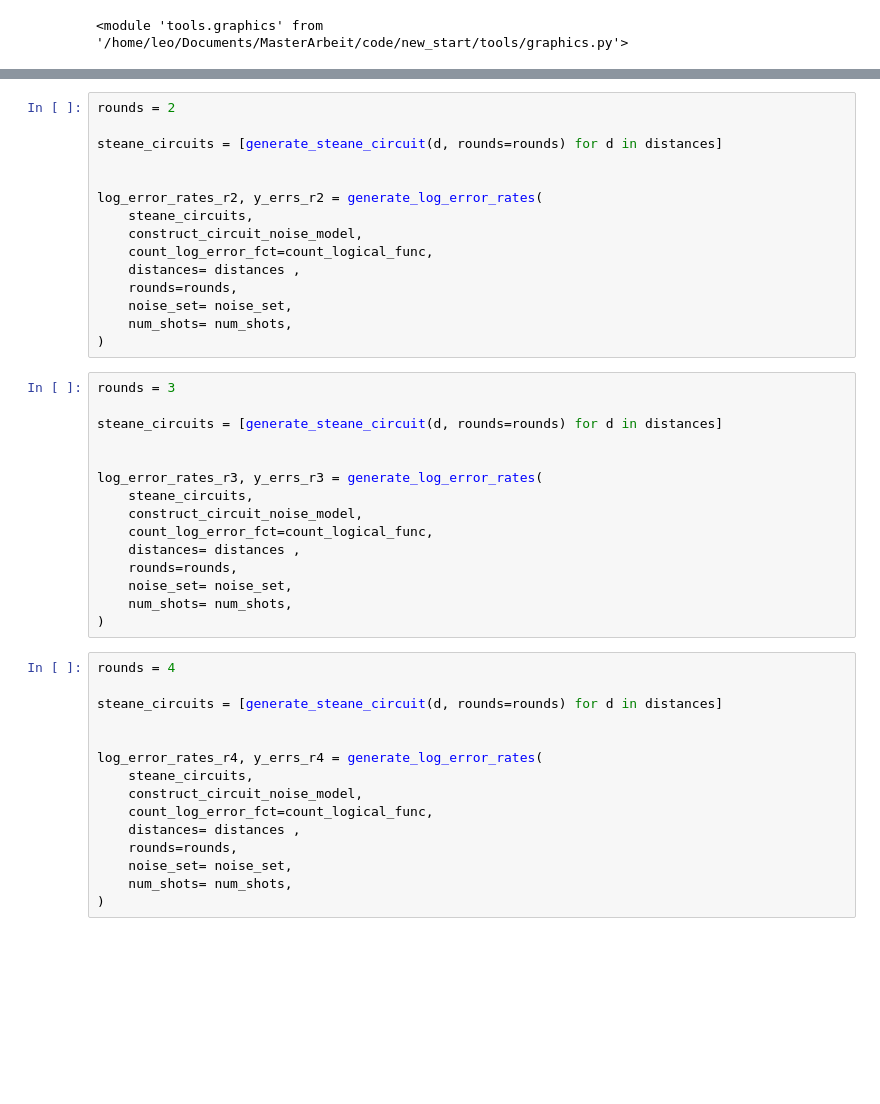
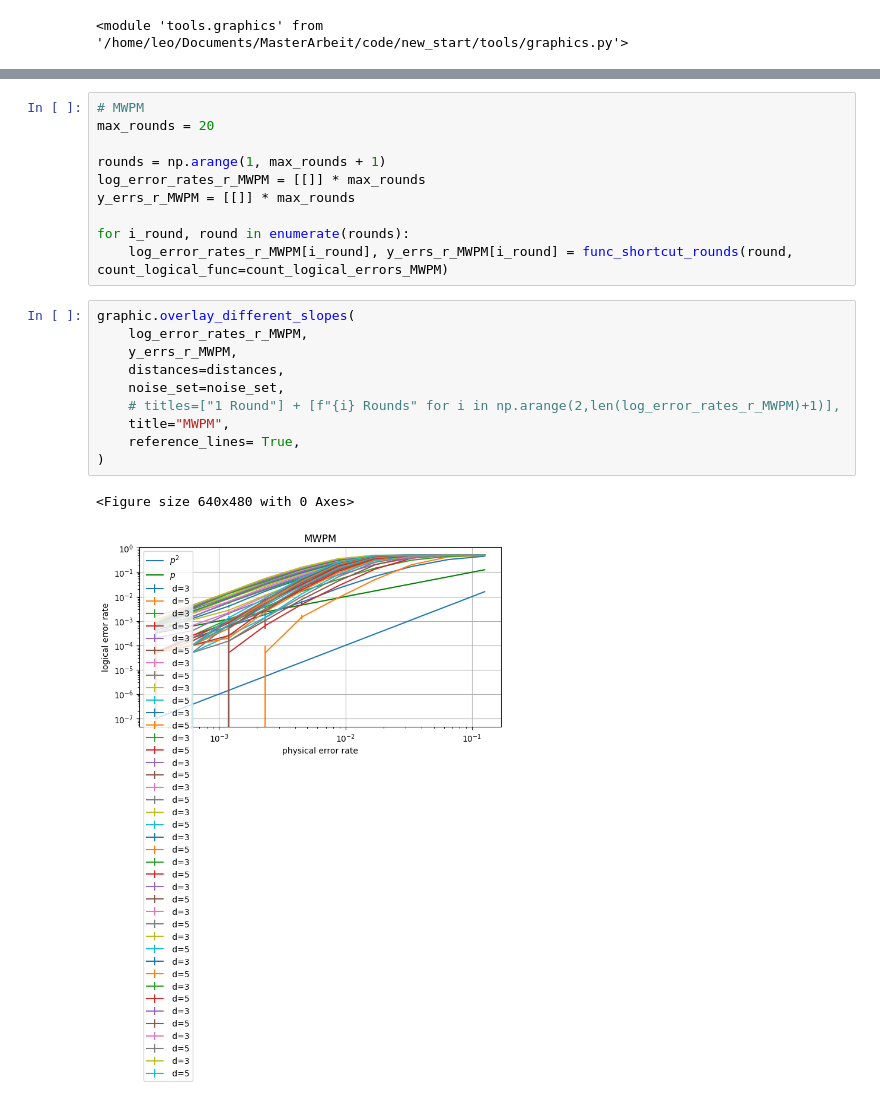
Before and after one commit to leonardlux/MasterArbeit, a Jupyter notebook: code/new_start/results_mulit_round.ipynb, the cells around one changed output, grey strips where cells are left out. Cells and saved outputs as stored; diff of their text form; blank space fills up the shorter version.

Commit message:
adapted MWPM Decoder to have similar style as ML Decoder

```diff
--- a/code/new_start/results_mulit_round.ipynb
+++ b/code/new_start/results_mulit_round.ipynb
@@ -33,45 +33,23 @@ log_error_rates_r1, y_errs_r1 = generate_log_error_rates(
-# %%
-rounds = 2
-
-steane_circuits = [generate_steane_circuit(d, rounds=rounds) for d in distances]
-
-
-log_error_rates_r2, y_errs_r2 = generate_log_error_rates(
-    steane_circuits,
-    construct_circuit_noise_model,
-    count_log_error_fct=count_logical_func,
-    distances= distances ,
-    rounds=rounds,
-    noise_set= noise_set,
-    num_shots= num_shots,
-)
-# %%
-rounds = 3
-
-steane_circuits = [generate_steane_circuit(d, rounds=rounds) for d in distances]
-
-
-log_error_rates_r3, y_errs_r3 = generate_log_error_rates(
-    steane_circuits,
-    construct_circuit_noise_model,
-    count_log_error_fct=count_logical_func,
-    distances= distances ,
-    rounds=rounds,
-    noise_set= noise_set,
-    num_shots= num_shots,
-)
-# %%
-rounds = 4
-
-steane_circuits = [generate_steane_circuit(d, rounds=rounds) for d in distances]
-
-
-log_error_rates_r4, y_errs_r4 = generate_log_error_rates(
-    steane_circuits,
-    construct_circuit_noise_model,
-    count_log_error_fct=count_logical_func,
-    distances= distances ,
-    rounds=rounds,
-    noise_set= noise_set,
-    num_shots= num_shots,
-)
+# %%
+# MWPM
+max_rounds = 20
+
+rounds = np.arange(1, max_rounds + 1)
+log_error_rates_r_MWPM = [[]] * max_rounds
+y_errs_r_MWPM = [[]] * max_rounds
+
+for i_round, round in enumerate(rounds):
+    log_error_rates_r_MWPM[i_round], y_errs_r_MWPM[i_round] = func_shortcut_rounds(round, count_logical_func=count_logical_errors_MWPM)
+# %%
+graphic.overlay_different_slopes(
+    log_error_rates_r_MWPM,
+    y_errs_r_MWPM,
+    distances=distances,
+    noise_set=noise_set,
+    # titles=["1 Round"] + [f"{i} Rounds" for i in np.arange(2,len(log_error_rates_r_MWPM)+1)],
+    title="MWPM",
+    reference_lines= True,
+)
+# %% [output]
+<Figure size 640x480 with 0 Axes>
+[figure, added]
```
Also changed, not shown: parts of 6 cells of this notebook, 7 other files.
